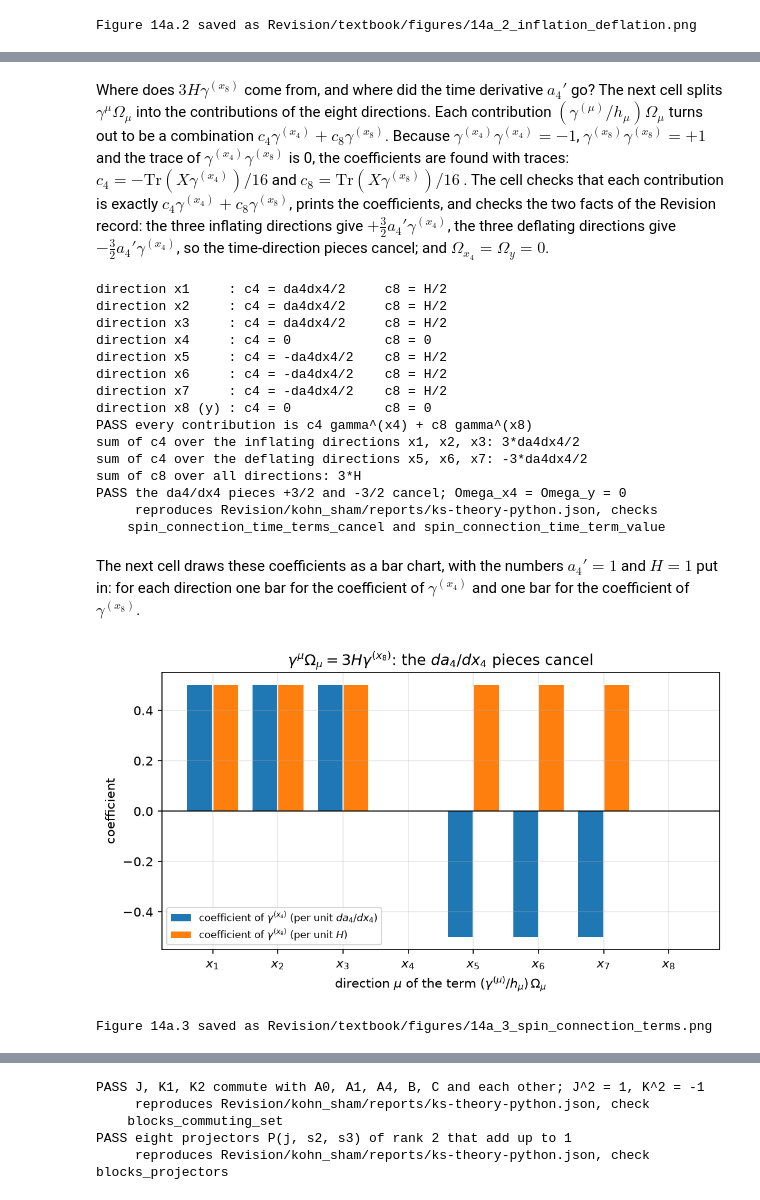
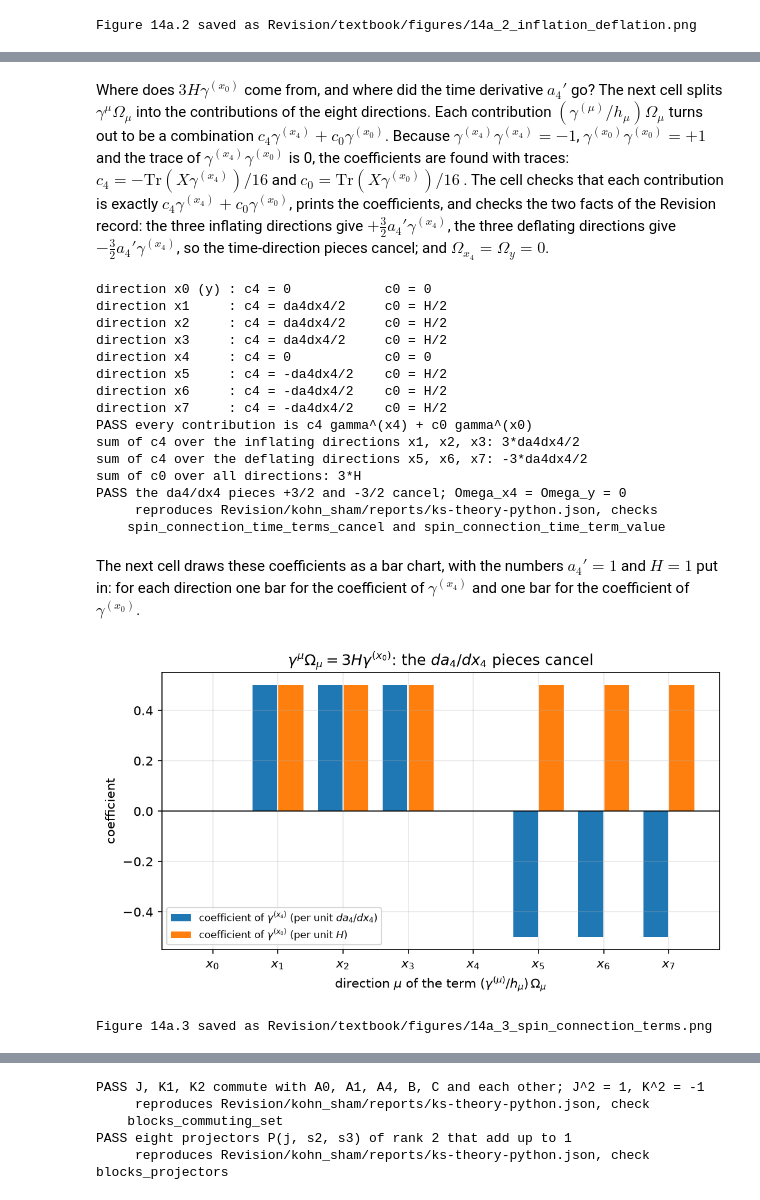
Before and after one commit to once-ere/Dirac_claude, a Jupyter notebook: Revision/textbook/notebooks/14a_block_reduction.ipynb, the cells around one changed output, grey strips where cells are left out. Saved outputs shown, nothing was run; the diff lists cells and outputs as text; code cells hidden in the pictures.

```diff
--- a/Revision/textbook/notebooks/14a_block_reduction.ipynb
+++ b/Revision/textbook/notebooks/14a_block_reduction.ipynb
@@ -1036,102 +1036,102 @@ PASS gamma^mu Omega_mu = 3H gamma^(x8) exactly, for every history a4(x4)
      reproduces Revision/kohn_sham/reports/ks-theory-python.json, check
     spin_connection_slash_3H
 # %% [markdown]
-Where does $3H\gamma^{(x_8)}$ come from, and where did the time derivative $a_4'$
+Where does $3H\gamma^{(x_0)}$ come from, and where did the time derivative $a_4'$
 go? The next cell splits $\gamma^\mu\Omega_\mu$ into the contributions of the
 eight directions. Each contribution $(\gamma^{(\mu)}/h_\mu)\Omega_\mu$ turns out
-to be a combination $c_4\gamma^{(x_4)} + c_8\gamma^{(x_8)}$. Because
-$\gamma^{(x_4)}\gamma^{(x_4)} = -1$, $\gamma^{(x_8)}\gamma^{(x_8)} = +1$ and the
-trace of $\gamma^{(x_4)}\gamma^{(x_8)}$ is 0, the coefficients are found with
-traces: $c_4 = -\mathrm{Tr}(X\gamma^{(x_4)})/16$ and $c_8 =
-\mathrm{Tr}(X\gamma^{(x_8)})/16$. The cell checks that each contribution is
-exactly $c_4\gamma^{(x_4)} + c_8\gamma^{(x_8)}$, prints the coefficients, and
+to be a combination $c_4\gamma^{(x_4)} + c_0\gamma^{(x_0)}$. Because
+$\gamma^{(x_4)}\gamma^{(x_4)} = -1$, $\gamma^{(x_0)}\gamma^{(x_0)} = +1$ and the
+trace of $\gamma^{(x_4)}\gamma^{(x_0)}$ is 0, the coefficients are found with
+traces: $c_4 = -\mathrm{Tr}(X\gamma^{(x_4)})/16$ and $c_0 =
+\mathrm{Tr}(X\gamma^{(x_0)})/16$. The cell checks that each contribution is
+exactly $c_4\gamma^{(x_4)} + c_0\gamma^{(x_0)}$, prints the coefficients, and
 checks the two facts of the Revision record: the three inflating directions give
 $+\frac32 a_4'\gamma^{(x_4)}$, the three deflating directions give
 $-\frac32 a_4'\gamma^{(x_4)}$, so the time-direction pieces cancel; and
 $\Omega_{x_4} = \Omega_y = 0$.
 # %%
-names = ["x1", "x2", "x3", "x4", "x5", "x6", "x7", "x8 (y)"]
+names = ["x0 (y)", "x1", "x2", "x3", "x4", "x5", "x6", "x7"]
 PRIME = sp.Symbol("da4dx4")  # a name for the derivative da4/dx4 in the printout
-c4_list, c8_list = [], []  # the coefficients of gamma^(x4) and gamma^(x8)
+c4_list, c0_list = [], []  # the coefficients of gamma^(x4) and gamma^(x0)
 split_ok = True
 for m in range(8):
     part = sp.simplify(g[m] / vb[m] * Omega[m])  # the contribution of direction m
     c4 = sp.simplify(-(part * g4).trace() / 16)
-    c8 = sp.simplify((part * g8).trace() / 16)
-    split_ok &= (part - c4 * g4 - c8 * g8).applyfunc(sp.simplify).is_zero_matrix
+    c0 = sp.simplify((part * g0).trace() / 16)
+    split_ok &= (part - c4 * g4 - c0 * g0).applyfunc(sp.simplify).is_zero_matrix
     c4_list.append(c4)
-    c8_list.append(c8)
+    c0_list.append(c0)
     shown_c4 = str(c4.subs(a4p, PRIME))  # write da4dx4 for da4/dx4
-    say(f"direction {names[m]:7}: c4 = {shown_c4:12} c8 = {c8}")
-check(split_ok, "every contribution is c4 gamma^(x4) + c8 gamma^(x8)")
-inflating = sp.simplify(sum(c4_list[0:3]))  # x1, x2, x3
-deflating = sp.simplify(sum(c4_list[4:7]))  # x5, x6, x7
+    say(f"direction {names[m]:7}: c4 = {shown_c4:12} c0 = {c0}")
+check(split_ok, "every contribution is c4 gamma^(x4) + c0 gamma^(x0)")
+inflating = sp.simplify(sum(c4_list[1:4]))  # x1, x2, x3
+deflating = sp.simplify(sum(c4_list[5:8]))  # x5, x6, x7
 say("sum of c4 over the inflating directions x1, x2, x3: "
     f"{inflating.subs(a4p, PRIME)}")
 say("sum of c4 over the deflating directions x5, x6, x7: "
     f"{deflating.subs(a4p, PRIME)}")
-say(f"sum of c8 over all directions: {sp.simplify(sum(c8_list))}")
+say(f"sum of c0 over all directions: {sp.simplify(sum(c0_list))}")
 check(sp.simplify(inflating - sp.Rational(3, 2) * a4p) == 0
       and sp.simplify(deflating + sp.Rational(3, 2) * a4p) == 0
-      and Omega[3].is_zero_matrix and Omega[7].is_zero_matrix
+      and Omega[4].is_zero_matrix and Omega[0].is_zero_matrix
       and record_check("spin_connection_time_terms_cancel")
       and record_check("spin_connection_time_term_value"),
       "the da4/dx4 pieces +3/2 and -3/2 cancel; Omega_x4 = Omega_y = 0",
       record=f"{PY_REPORT}, checks spin_connection_time_terms_cancel and "
              "spin_connection_time_term_value")
 # %% [output]
-direction x1     : c4 = da4dx4/2     c8 = H/2
-direction x2     : c4 = da4dx4/2     c8 = H/2
-direction x3     : c4 = da4dx4/2     c8 = H/2
-direction x4     : c4 = 0            c8 = 0
-direction x5     : c4 = -da4dx4/2    c8 = H/2
-direction x6     : c4 = -da4dx4/2    c8 = H/2
-direction x7     : c4 = -da4dx4/2    c8 = H/2
-direction x8 (y) : c4 = 0            c8 = 0
-PASS every contribution is c4 gamma^(x4) + c8 gamma^(x8)
+direction x0 (y) : c4 = 0            c0 = 0
+direction x1     : c4 = da4dx4/2     c0 = H/2
+direction x2     : c4 = da4dx4/2     c0 = H/2
+direction x3     : c4 = da4dx4/2     c0 = H/2
+direction x4     : c4 = 0            c0 = 0
+direction x5     : c4 = -da4dx4/2    c0 = H/2
+direction x6     : c4 = -da4dx4/2    c0 = H/2
+direction x7     : c4 = -da4dx4/2    c0 = H/2
+PASS every contribution is c4 gamma^(x4) + c0 gamma^(x0)
 sum of c4 over the inflating directions x1, x2, x3: 3*da4dx4/2
 sum of c4 over the deflating directions x5, x6, x7: -3*da4dx4/2
-sum of c8 over all directions: 3*H
+sum of c0 over all directions: 3*H
 PASS the da4/dx4 pieces +3/2 and -3/2 cancel; Omega_x4 = Omega_y = 0
      reproduces Revision/kohn_sham/reports/ks-theory-python.json, checks
     spin_connection_time_terms_cancel and spin_connection_time_term_value
 # %% [markdown]
 The next cell draws these coefficients as a bar chart, with the numbers
 $a_4' = 1$ and $H = 1$ put in: for each direction one bar for the coefficient of
-$\gamma^{(x_4)}$ and one bar for the coefficient of $\gamma^{(x_8)}$.
+$\gamma^{(x_4)}$ and one bar for the coefficient of $\gamma^{(x_0)}$.
 # %%
 c4_numbers = [float(c.subs(a4p, 1).subs(H, 1)) for c in c4_list]  # da4/dx4 = H = 1
-c8_numbers = [float(c.subs(a4p, 1).subs(H, 1)) for c in c8_list]
+c0_numbers = [float(c.subs(a4p, 1).subs(H, 1)) for c in c0_list]
 positions = np.arange(8)  # one group of two bars per direction
 
 fig, ax = plt.subplots(figsize=(8.0, 4.0))
 ax.bar(positions - 0.2, c4_numbers, width=0.38,
        label="coefficient of $\\gamma^{(x_4)}$ (per unit $da_4/dx_4$)")
-ax.bar(positions + 0.2, c8_numbers, width=0.38,
-       label="coefficient of $\\gamma^{(x_8)}$ (per unit $H$)")
+ax.bar(positions + 0.2, c0_numbers, width=0.38,
+       label="coefficient of $\\gamma^{(x_0)}$ (per unit $H$)")
 ax.axhline(0.0, color="black", linewidth=0.8)
 ax.set_xticks(positions)
-ax.set_xticklabels(["$x_1$", "$x_2$", "$x_3$", "$x_4$", "$x_5$", "$x_6$", "$x_7$",
-                    "$x_8$"])
+ax.set_xticklabels(["$x_0$", "$x_1$", "$x_2$", "$x_3$", "$x_4$", "$x_5$", "$x_6$",
+                    "$x_7$"])
 ax.set_xlabel("direction $\\mu$ of the term $(\\gamma^{(\\mu)}/h_\\mu)\\,"
               "\\Omega_\\mu$")
 ax.set_ylabel("coefficient")
-ax.set_title("$\\gamma^\\mu\\Omega_\\mu = 3H\\gamma^{(x_8)}$: "
+ax.set_title("$\\gamma^\\mu\\Omega_\\mu = 3H\\gamma^{(x_0)}$: "
              "the $da_4/dx_4$ pieces cancel")
 ax.legend(fontsize=8)
 save_figure(fig, "spin_connection_terms",
             "The contribution of each direction $\\mu$ to "
             "$\\gamma^\\mu\\Omega_\\mu$, written as "
-            "$c_4\\gamma^{(x_4)} + c_8\\gamma^{(x_8)}$: the bars show $c_4$ per "
-            "unit $da_4/dx_4$ (left bar of each pair) and $c_8$ per unit $H$ "
+            "$c_4\\gamma^{(x_4)} + c_0\\gamma^{(x_0)}$: the bars show $c_4$ per "
+            "unit $da_4/dx_4$ (left bar of each pair) and $c_0$ per unit $H$ "
             "(right bar). The inflating directions $x_1, x_2, x_3$ give "
             "$+(da_4/dx_4)/2$ each and the deflating extra times $x_5, x_6, x_7$ "
             "give $-(da_4/dx_4)/2$ each, so "
             "the time-direction pieces cancel; each of the six warped directions "
-            "gives $H/2$ to the coefficient of $\\gamma^{(x_8)}$, in total $3H$; "
+            "gives $H/2$ to the coefficient of $\\gamma^{(x_0)}$, in total $3H$; "
             "the time $x_4$ and the hidden direction give nothing.")
 # %% [output]
-[figure, old version]
+[figure, new version]
 Figure 14a.3 saved as Revision/textbook/figures/14a_3_spin_connection_terms.png
 # %% [markdown]
 ## 8. The factor W^(-3) removes the spin connection
```
Also changed, not shown: parts of 30 cells of this notebook, 17 other files.
